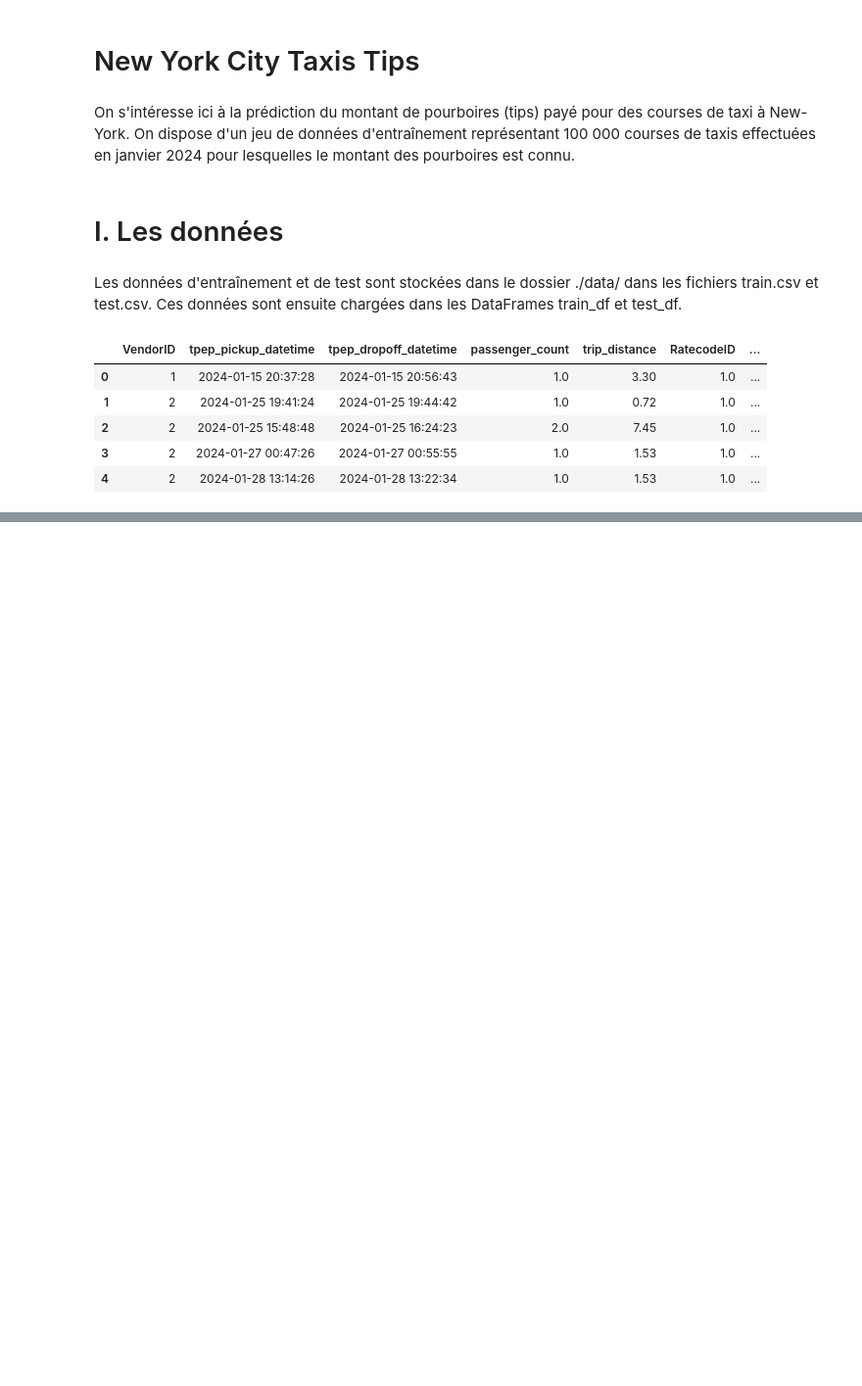
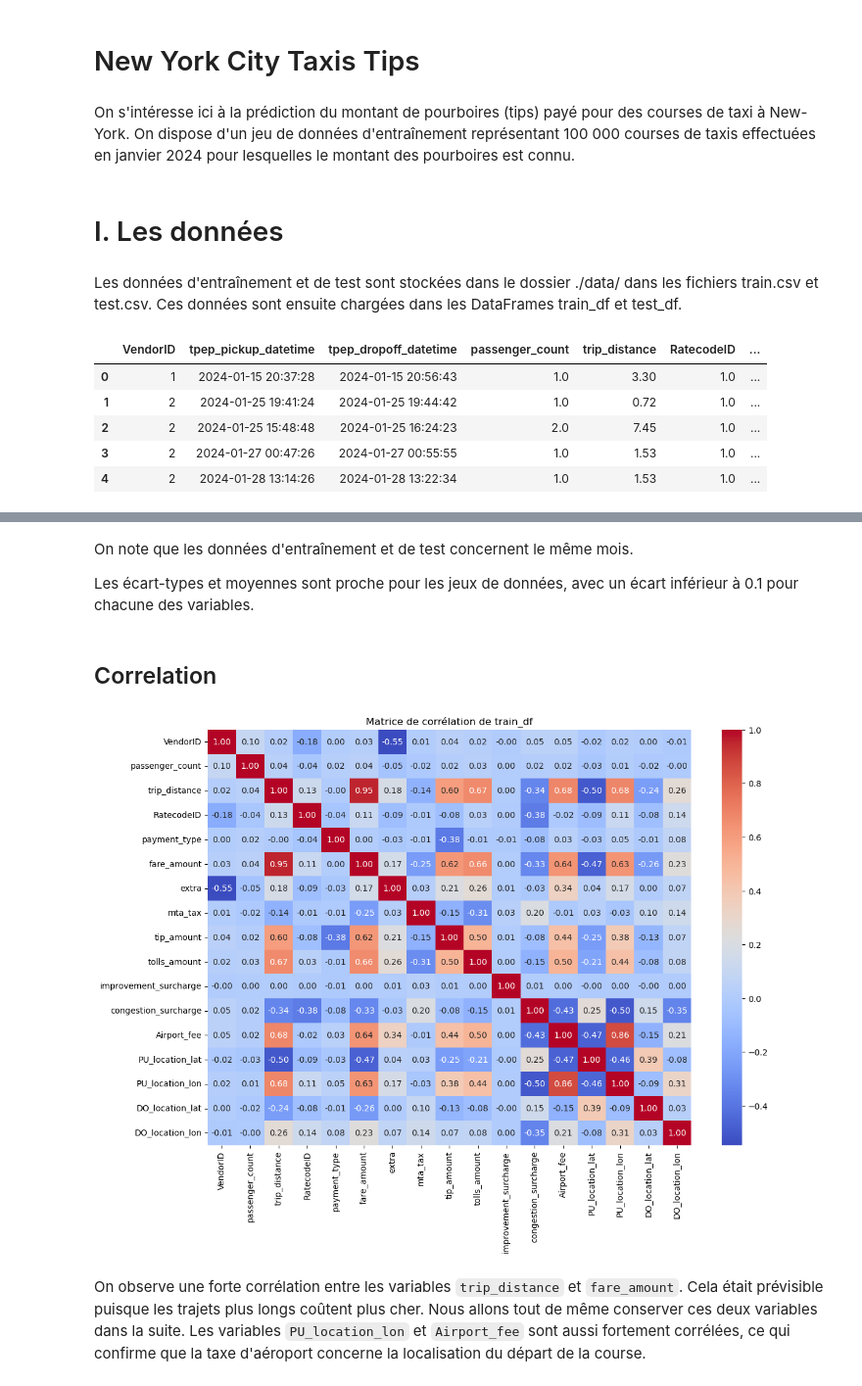
Before and after one commit to enzoben/NYC-taxis-tips, a Jupyter notebook: NYTT_data_analysis.ipynb, the cells around one changed output, grey strips where cells are left out. Shown at 98% size. Saved outputs shown, nothing was run; the diff lists cells and outputs as text; code cells hidden in the pictures; blank space fills up the shorter version.

```diff
--- a/NYTT_data_analysis.ipynb
+++ b/NYTT_data_analysis.ipynb
@@ -36,0 +73,22 @@ train_df.head()
+# %% [markdown]
+On note que les données d'entraînement et de test concernent le même mois.
+
+Les écart-types et moyennes sont proche pour les jeux de données, avec un écart inférieur à 0.1 pour chacune des variables.
+# %% [markdown]
+## Correlation
+# %%
+correlation_matrix = train_df.drop(columns= ['tpep_pickup_datetime', 'tpep_dropoff_datetime', 'store_and_fwd_flag']).corr()
+# %%
+
+
+# Création de la heatmap
+matplotlib.pylab.figure(figsize=(13,9))
+sns.heatmap(correlation_matrix, annot=True, cmap='coolwarm', fmt='.2f')
+
+# Afficher le graphique
+plt.title("Matrice de corrélation de train_df")
+plt.show()
+# %% [output]
+[figure, added]
+# %% [markdown]
+On observe une forte corrélation entre les variables `trip_distance` et `fare_amount`. Cela était prévisible puisque les trajets plus longs coûtent plus cher. Nous allons tout de même conserver ces deux variables dans la suite. Les variables `PU_location_lon` et `Airport_fee` sont aussi fortement corrélées, ce qui confirme que la taxe d'aéroport concerne la localisation du départ de la course.
```
Also changed, not shown: parts of 4 cells of this notebook.
